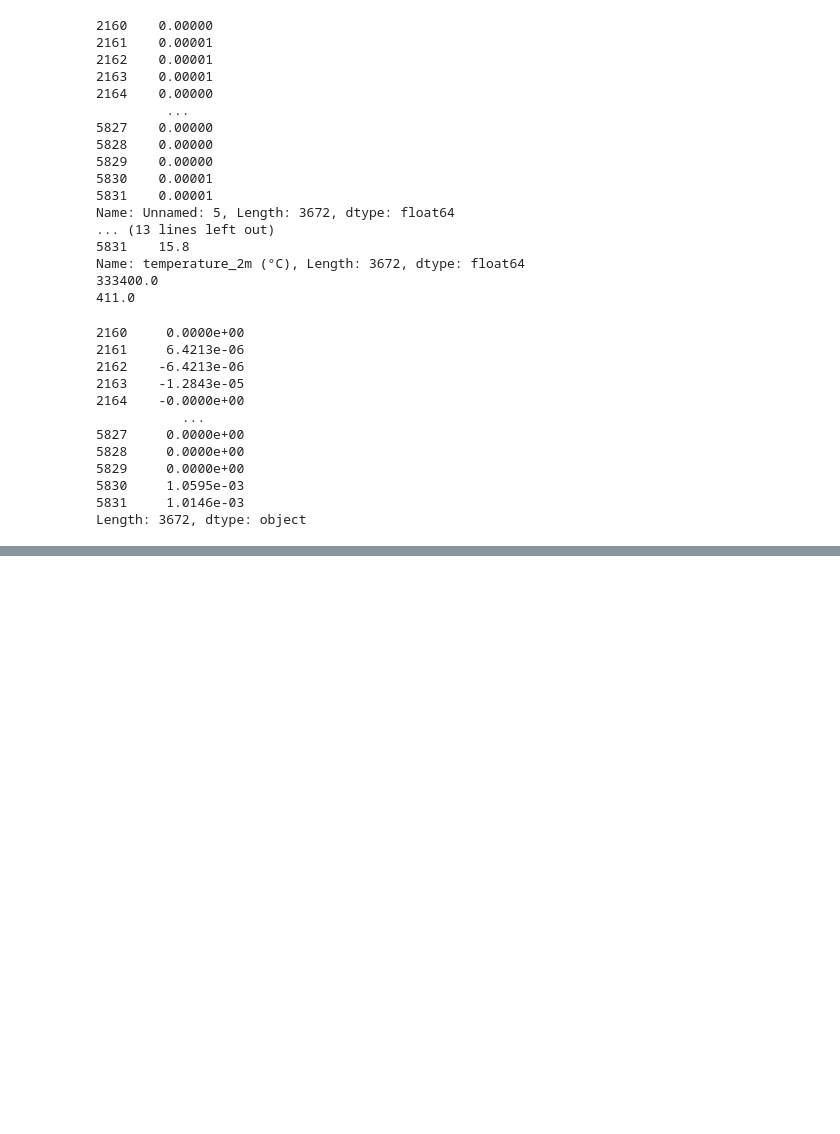
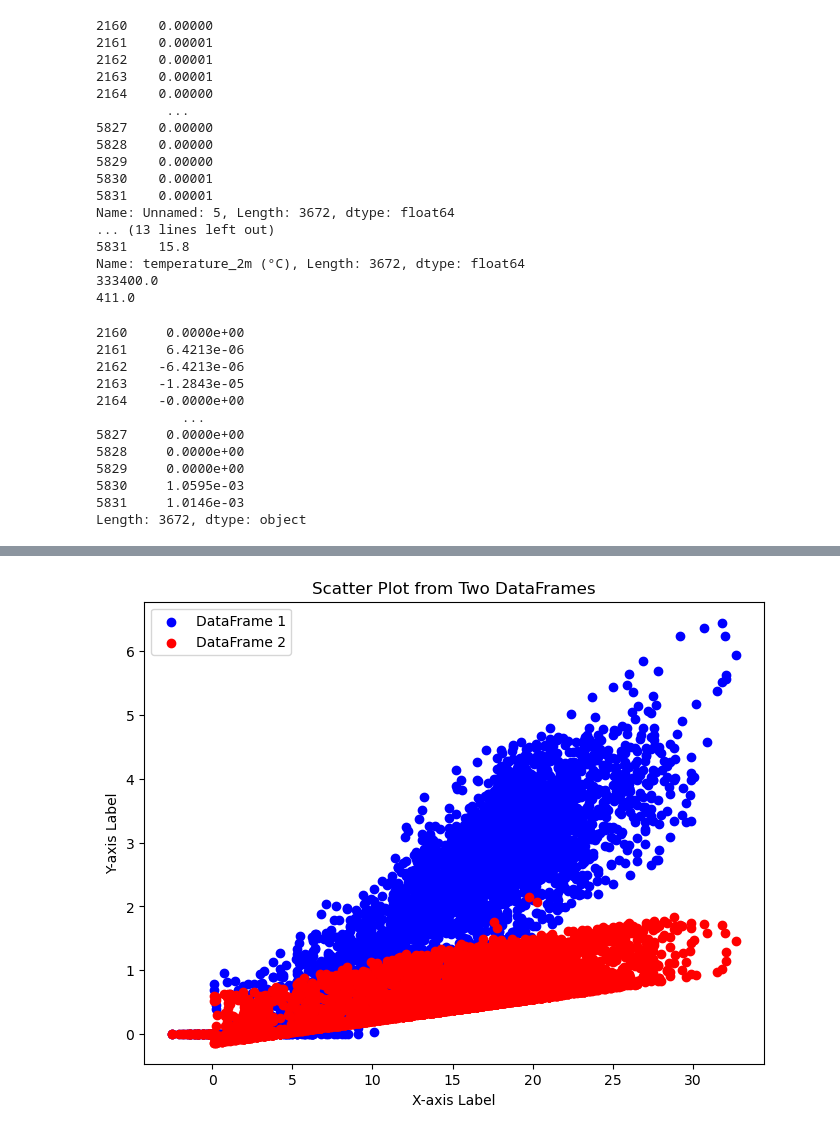
Before and after one commit to siimurik/SnowPit, a Jupyter notebook: Pandas_SnowStorage/testing.ipynb, the cells around one changed output, grey strips where cells are left out. Drawn from its saved outputs; the diff is of its cells as text; code cells hidden in the pictures; blank space fills up the shorter version.

```diff
--- a/Pandas_SnowStorage/testing.ipynb
+++ b/Pandas_SnowStorage/testing.ipynb
@@ -423,0 +602,4 @@ Length: 3672, dtype: object
+# %%
+# Water steam pressure
+df_Pw = df_Psat*df_RH_perc/100.0 # kPa
+df_Pw
@@ -423,0 +619,4 @@ Length: 3672, dtype: object
+# %%
+# Absolute humidity
+df_w = 2.16679*df_Pw*1000/(273.15+df_air_temp) # kPa; 1000 to convert to kPa
+df_w
@@ -423,0 +741,4 @@ Length: 3672, dtype: object
+# %%
+# Surface melt rate from insulation thickness, air velocity, light intensity, air temperature and air humidity
+df_SMR_ins2 = -0.97 - 0.097*(d_ins*100) + 0.164*df_air_vel + 0.00175*df_Gh + 0.102*df_air_temp + 0.192*df_w # kg/m2/h
+df_SMR_ins2
@@ -423,0 +802,4 @@ Length: 3672, dtype: object
+# %%
+# Applying the condition using the np.where() function and storing the result in a new Series object
+df_SMR_ins2_cond = pd.Series(np.where((df_SMR_ins2 < 0) | (df_air_temp < 0), 0, df_SMR_ins2))
+df_SMR_ins2_cond
@@ -423,0 +849,18 @@ Length: 3672, dtype: object
+# %%
+
+# Generate the scatter plot
+plt.figure(figsize=(8, 6))
+
+# Plot data from the first DataFrame
+plt.scatter(df_air_temp, df_SMR_ins2_cond, color='blue', label='DataFrame 1')
+
+# Plot data from the second DataFrame
+plt.scatter(df_air_temp, df_SMR_total, color='red', label='DataFrame 2')
+
+plt.title('Scatter Plot from Two DataFrames')
+plt.xlabel('X-axis Label')
+plt.ylabel('Y-axis Label')
+plt.legend()
+plt.show()
+# %% [output]
+[figure, added]
```
Also changed, not shown: parts of 29 cells of this notebook, 2 other files.
